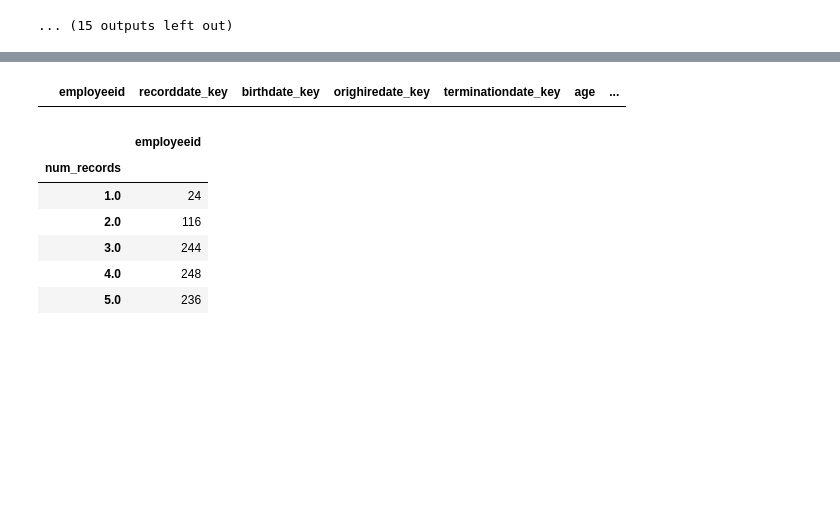
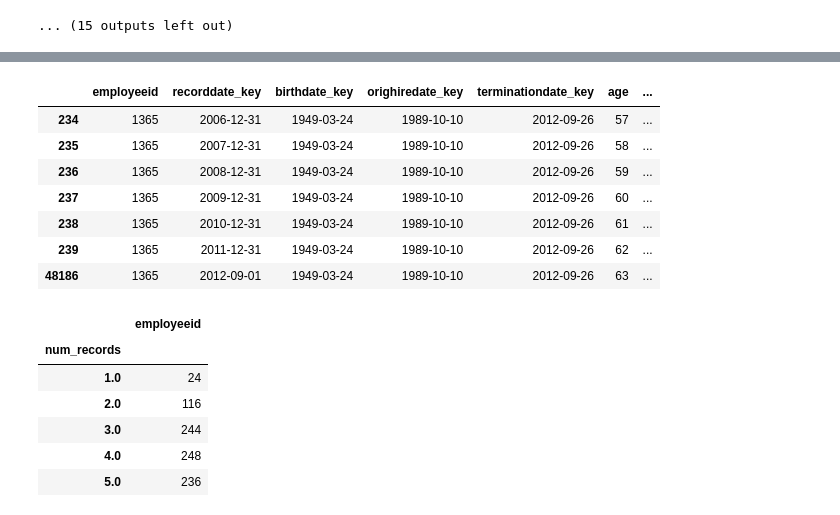
Before and after one commit to RickyMcMaster/pub_portfolio, a Jupyter notebook: mlz/07-midterm-project/MLZ-Assignment07.ipynb, the cells around one changed output, grey strips where cells are left out. Drawn from its saved outputs; the diff is of its cells as text; code cells hidden in the pictures; blank space fills up the shorter version.

```diff
--- a/mlz/07-midterm-project/MLZ-Assignment07.ipynb
+++ b/mlz/07-midterm-project/MLZ-Assignment07.ipynb
@@ -281,6 +292,13 @@ df['emp_record_idx'] = df.groupby('employeeid')['recorddate_key'].rank(method='f
 # %%
 df = df.copy().sort_values(['employeeid', 'recorddate_key'])
-df[df['employeeid']==1338]
+df[df['employeeid']==1365]
 # %% [output]
 |  | employeeid | recorddate_key | birthdate_key | orighiredate_key | terminationdate_key | age | ... |
+| 234 | 1365 | 2006-12-31 | 1949-03-24 | 1989-10-10 | 2012-09-26 | 57 | ... |
+| 235 | 1365 | 2007-12-31 | 1949-03-24 | 1989-10-10 | 2012-09-26 | 58 | ... |
+| 236 | 1365 | 2008-12-31 | 1949-03-24 | 1989-10-10 | 2012-09-26 | 59 | ... |
+| 237 | 1365 | 2009-12-31 | 1949-03-24 | 1989-10-10 | 2012-09-26 | 60 | ... |
+| 238 | 1365 | 2010-12-31 | 1949-03-24 | 1989-10-10 | 2012-09-26 | 61 | ... |
+| 239 | 1365 | 2011-12-31 | 1949-03-24 | 1989-10-10 | 2012-09-26 | 62 | ... |
+| 48186 | 1365 | 2012-09-01 | 1949-03-24 | 1989-10-10 | 2012-09-26 | 63 | ... |
 # %%
```
Also changed, not shown: parts of 82 cells of this notebook.
